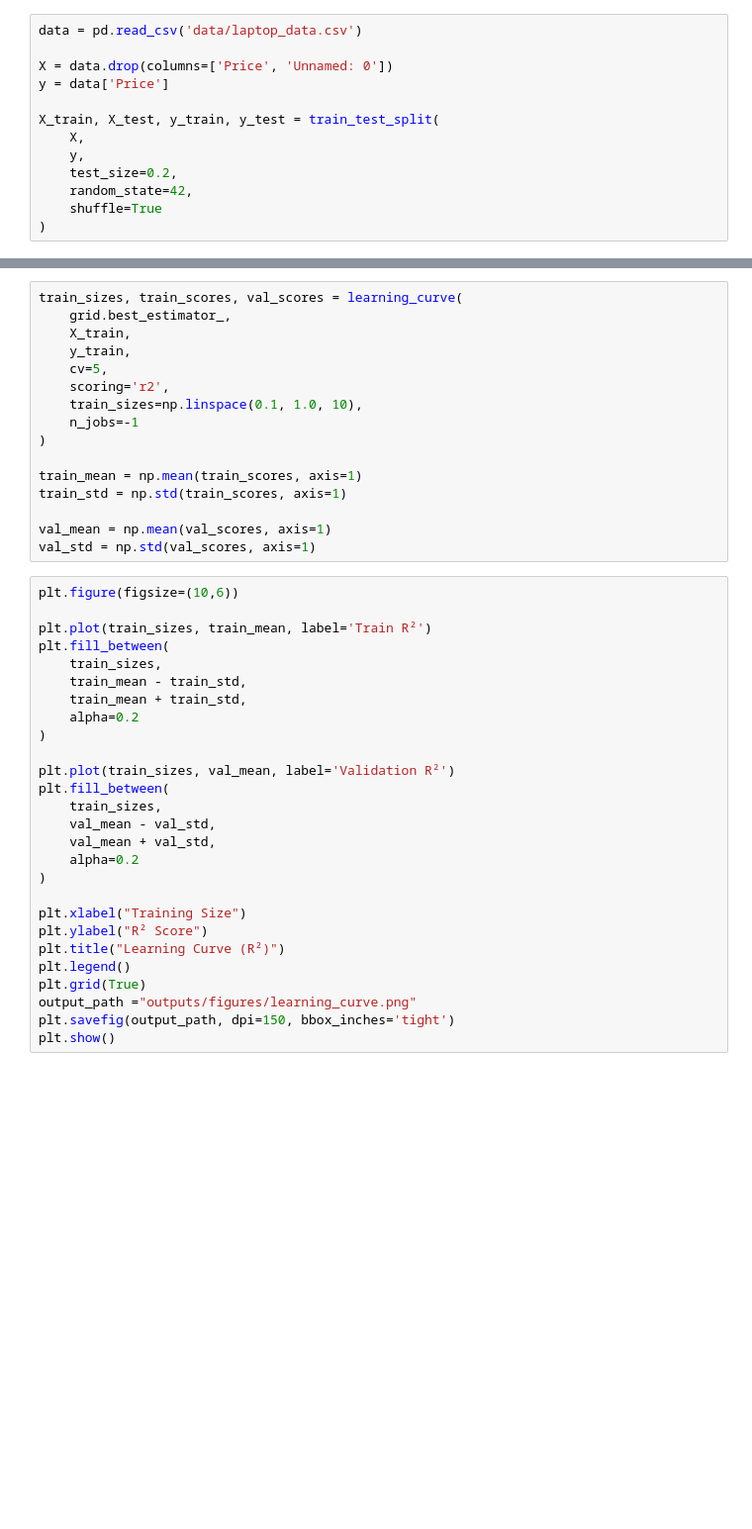
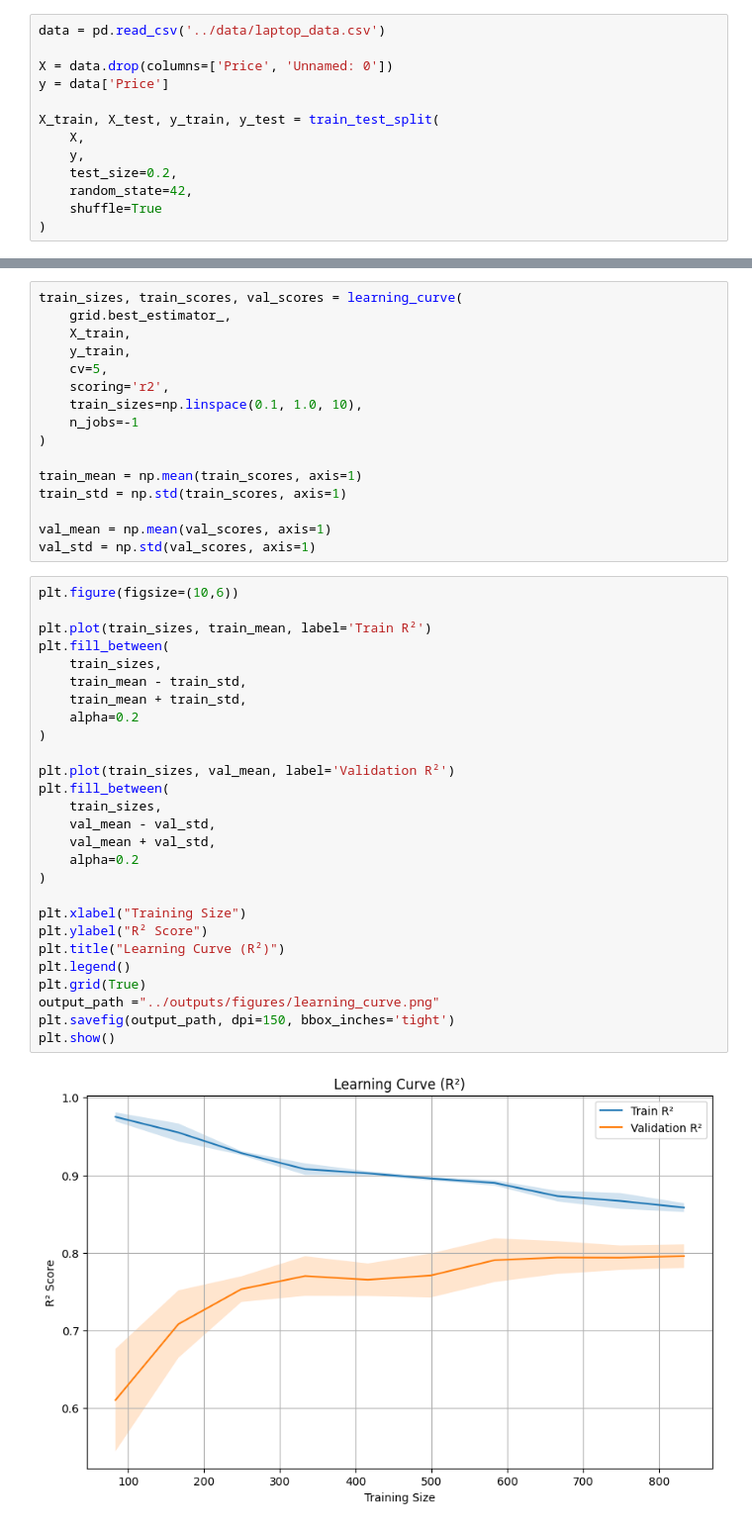
Before and after one commit to MohammadRzMahdyan/ml-lab-laptop-price, a Jupyter notebook: notebooks/lasso_finall_pipeline.ipynb, the cells around one changed output, grey strips where cells are left out. Shown at 99% size. Saved outputs shown, nothing was run; the diff lists cells and outputs as text; blank space fills up the shorter version.

```diff
--- a/notebooks/lasso_finall_pipeline.ipynb
+++ b/notebooks/lasso_finall_pipeline.ipynb
@@ -32,5 +30,5 @@ ModuleNotFoundError: No module named 'catboost'
 # %%
-data = pd.read_csv('data/laptop_data.csv')
+data = pd.read_csv('../data/laptop_data.csv')
 
 X = data.drop(columns=['Price', 'Unnamed: 0'])
 y = data['Price']
@@ -113,28 +131,30 @@ val_std = np.std(val_scores, axis=1)
 # %%
 plt.figure(figsize=(10,6))
 
 plt.plot(train_sizes, train_mean, label='Train R²')
 plt.fill_between(
     train_sizes,
     train_mean - train_std,
     train_mean + train_std,
     alpha=0.2
 )
 
 plt.plot(train_sizes, val_mean, label='Validation R²')
 plt.fill_between(
     train_sizes,
     val_mean - val_std,
     val_mean + val_std,
     alpha=0.2
 )
 
 plt.xlabel("Training Size")
 plt.ylabel("R² Score")
 plt.title("Learning Curve (R²)")
 plt.legend()
 plt.grid(True)
-output_path ="outputs/figures/learning_curve.png"
+output_path ="../outputs/figures/learning_curve.png"
 plt.savefig(output_path, dpi=150, bbox_inches='tight')
 plt.show()
+# %% [output]
+[figure, added]
 # %%
```
Also changed, not shown: parts of 4 cells of this notebook, 1 other file.
